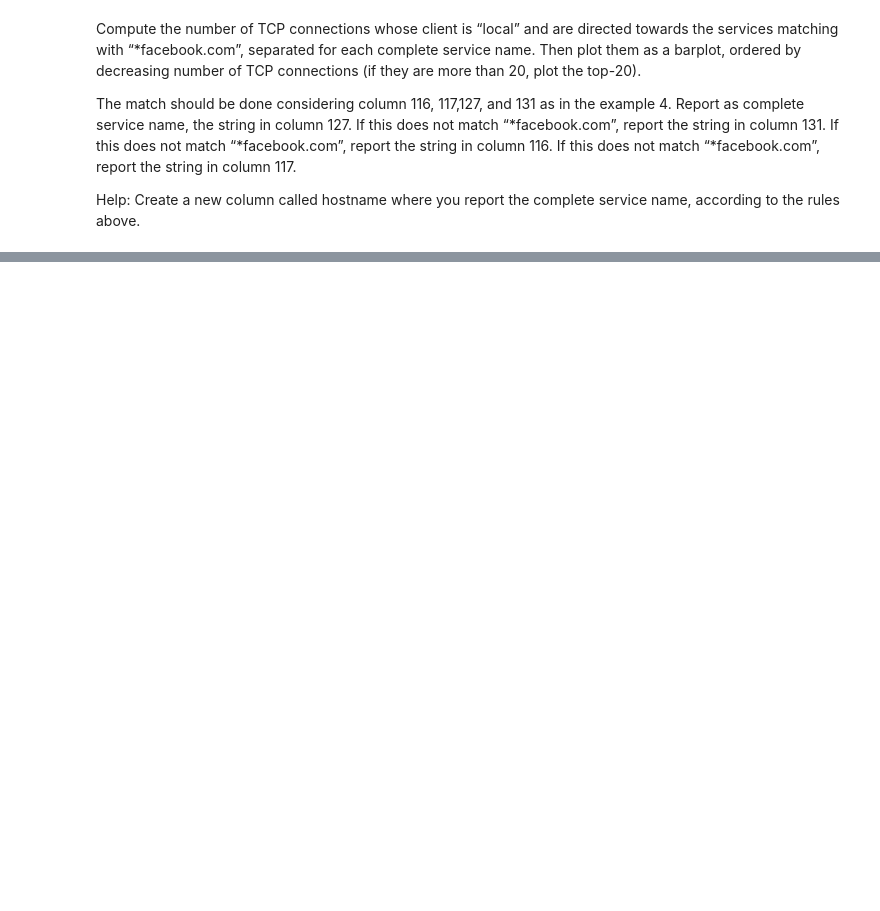
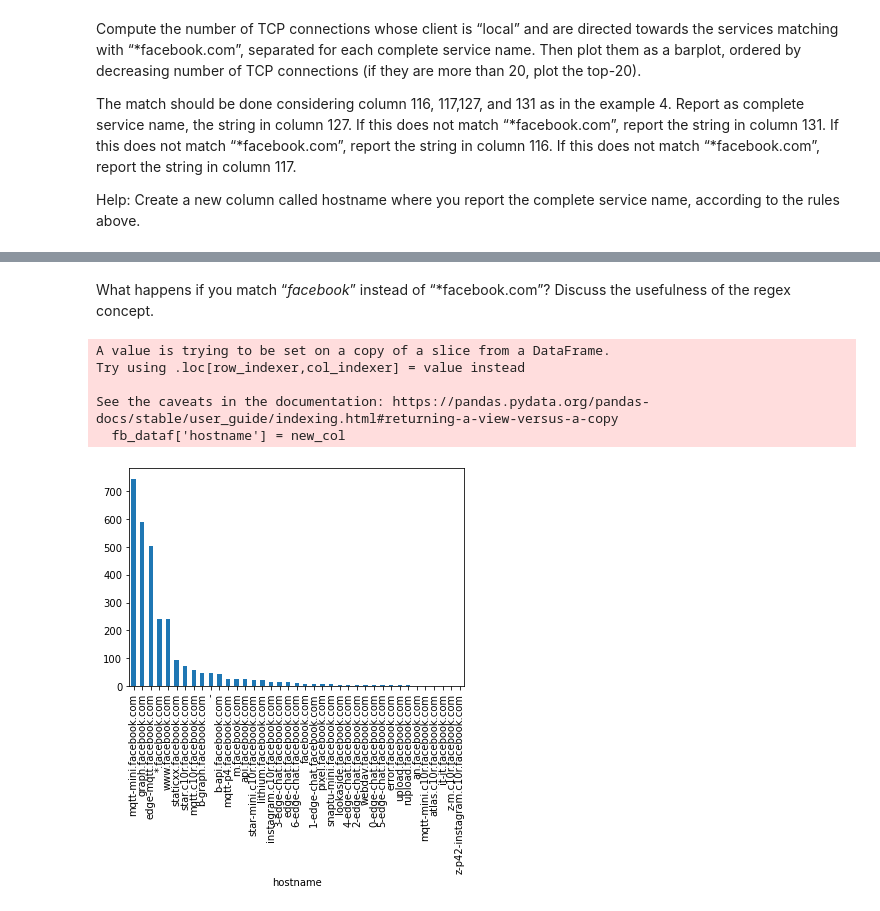
Before and after one commit to AlessioFerra/NML_Group4, a Jupyter notebook: Lab04.ipynb, the cells around one changed output, grey strips where cells are left out. Drawn from its saved outputs; the diff is of its cells as text; code cells hidden in the pictures; blank space fills up the shorter version.

```diff
--- a/Lab04.ipynb
+++ b/Lab04.ipynb
@@ -85,0 +70,32 @@ dtype: int64
+# %% [markdown]
+What happens if you match “*facebook*” instead of “*facebook.com”? Discuss the usefulness of the
+regex concept.
+# %%
+# Filter DataFrame for "/*facebook"
+fb_string = '/*facebook*'
+fb_dataf = dataf[(dataf['c_isint:38'] == 1) &
+                 (
+                  (dataf['http_hostname:131'].str.contains(fb_string)) |
+                  (dataf['fqdn:127'].str.contains(fb_string)) |
+                  (dataf['c_tls_SNI:116'].str.contains(fb_string)) |
+                  (dataf['s_tls_SCN:117'].str.contains(fb_string))
+                 )
+                ]
+# print(fb_dataf)
+
+new_col = fb_dataf.apply(find_match, axis=1)
+# new_col
+fb_dataf['hostname'] = new_col
+fb_dataf
+# CHIEDERE AL PROF DEL WARNING
+# Group and plot
+fb_service = fb_dataf.groupby(['hostname']).size()
+# fb_service
+barplot = fb_service.sort_values(ascending=False).head(50).plot(kind='bar')
+# %% [output]
+A value is trying to be set on a copy of a slice from a DataFrame.
+Try using .loc[row_indexer,col_indexer] = value instead
+
+See the caveats in the documentation: https://pandas.pydata.org/pandas-docs/stable/user_guide/indexing.html#returning-a-view-versus-a-copy
+  fb_dataf['hostname'] = new_col
+[figure, added]
```
Also changed, not shown: parts of 8 cells of this notebook.
